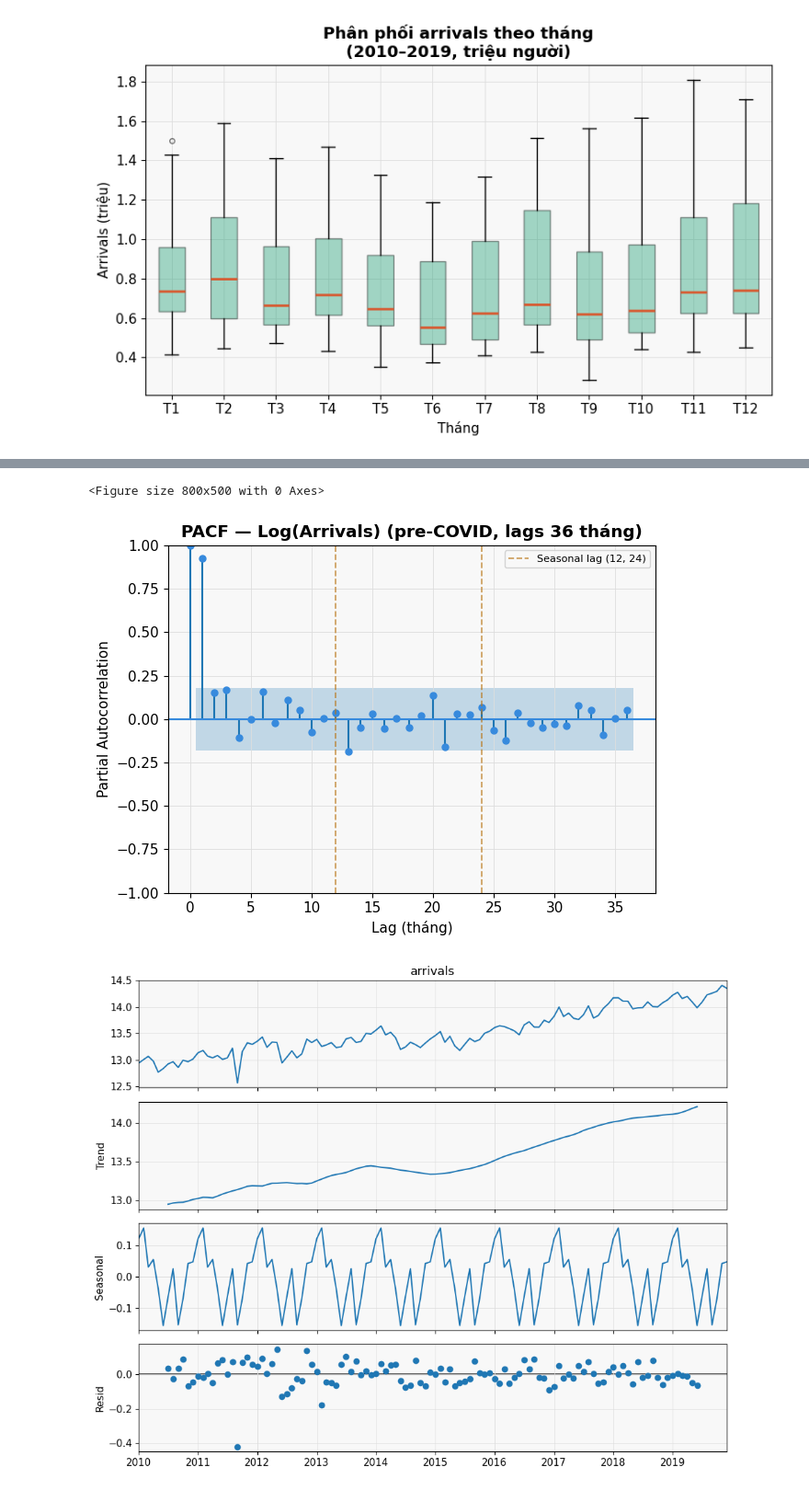
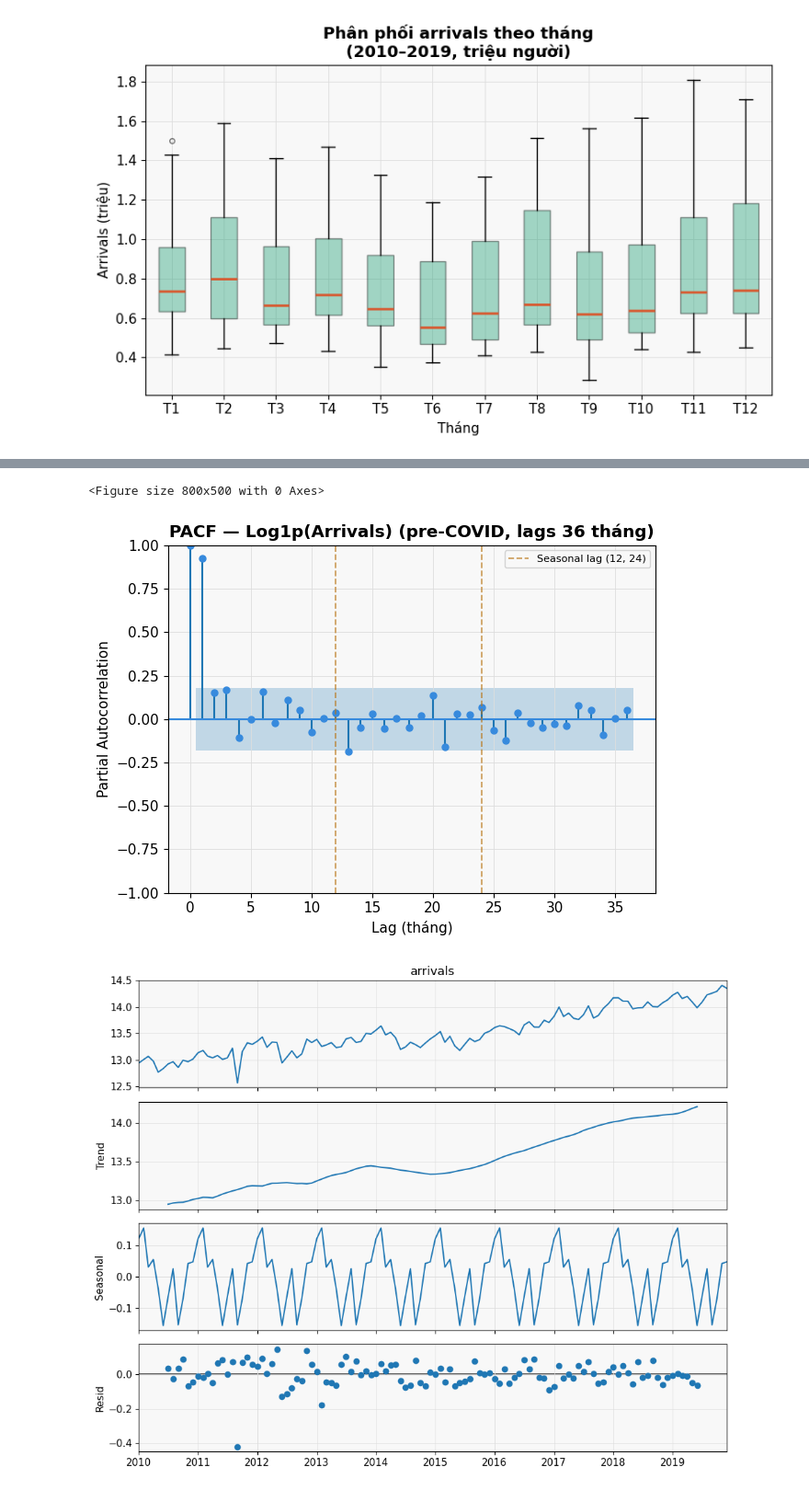
Before and after one commit to huynnrr/time-series-project, a Jupyter notebook: Notebooks/01_EDA_exploration.ipynb, the cells around one changed output, grey strips where cells are left out. Shown at 92% size. Drawn from its saved outputs; the diff is of its cells as text; code cells hidden in the pictures.

```diff
--- a/EDA_exploration.ipynb
+++ b/Notebooks/01_EDA_exploration.ipynb
@@ -35,7 +35,7 @@ RED    = "#E24B4A"
 ## 1. Load Data & Cleaning
 # %%
 # ── LOAD DATA ───────────────────────────────────────────────────────────────
-df = pd.read_csv("vietnam_tourism_trends_monthly_2010_2023.csv")
+df = pd.read_csv('../data/raw/vietnam_tourism_trends_monthly_2010_2023.csv')
 df["date"] = pd.to_datetime(df["date"])
 df = df.set_index("date").asfreq("MS")
 
@@ -411,35 +414,35 @@ plt.axvline(
     lw=1.2,
     ls="--",
     alpha=0.7,
     label="Seasonal lag (12, 24)"
 )
 plt.axvline(
     24,
     color=AMBER,
     lw=1.2,
     ls="--",
     alpha=0.7
 )
 # Title & labels
 plt.title(
     "PACF — Log1p(Arrivals) (pre-COVID, lags 36 tháng)",
     fontweight="bold"
 )
 plt.xlabel("Lag (tháng)")
 plt.ylabel("Partial Autocorrelation")
 # Legend
 plt.legend(fontsize=8)
 plt.tight_layout()
 # Save figure
 plt.savefig(
-    "outputs/seasonal_pacf_log1p.png",
+    "../outputs/seasonal_pacf_log1p.png",
     dpi=150,
     bbox_inches="tight"
 )
 plt.show()
 # %% [output]
 <Figure size 800x500 with 0 Axes>
-[figure, old version]
+[figure, new version]
 # %%
 # ── DECOMPOSITION (LOG TRANSFORM) ───────────────────────────────────────
 from statsmodels.tsa.seasonal import seasonal_decompose
```
Also changed, not shown: parts of 8 cells of this notebook, 31 other files.
